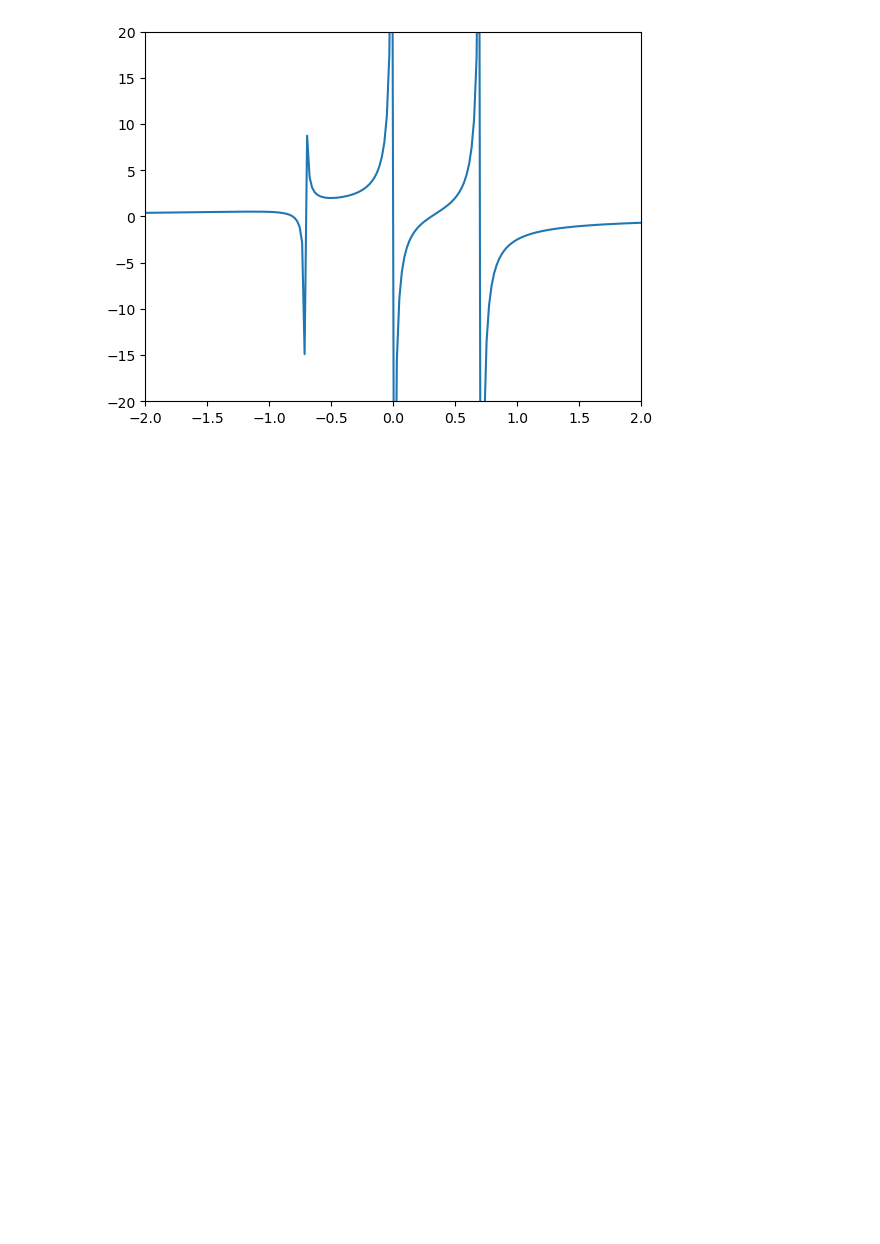
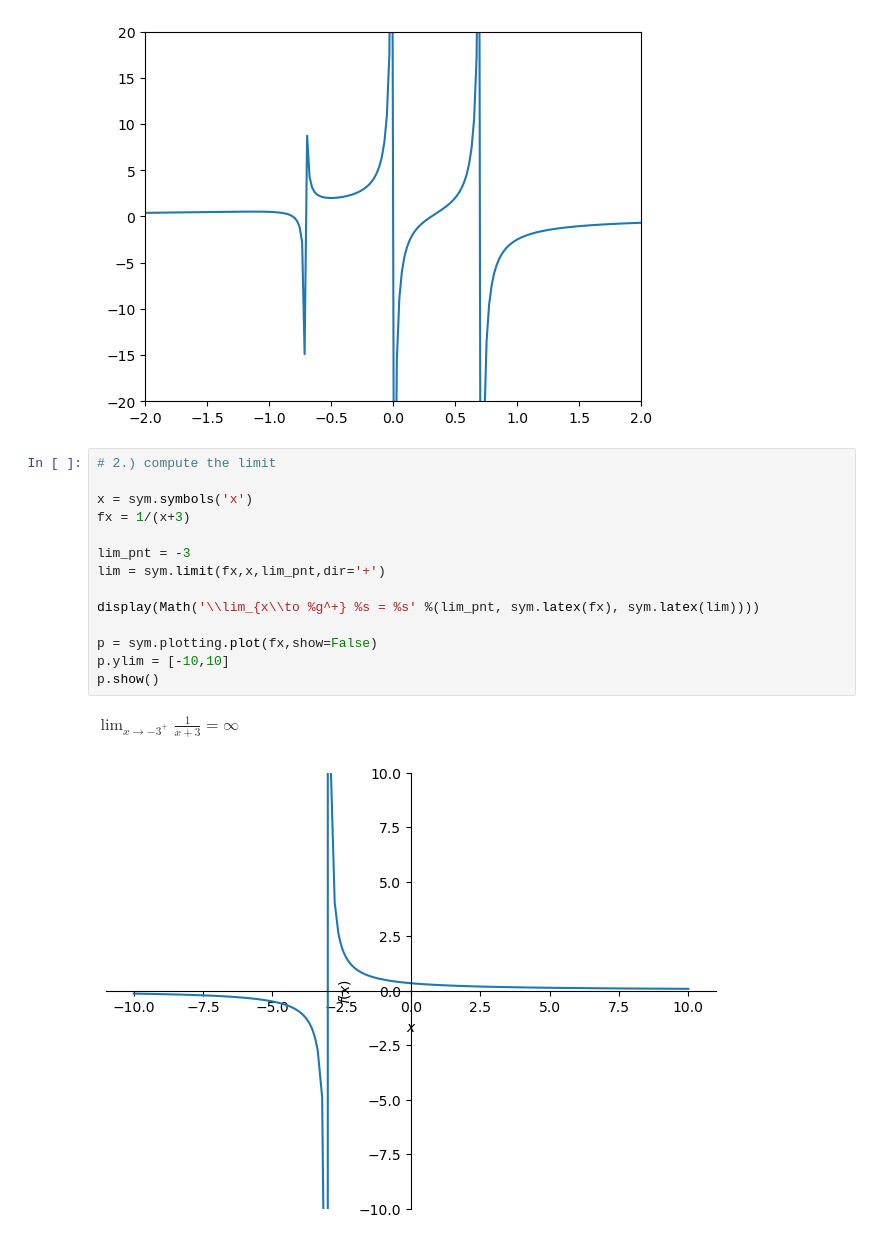
Before and after one commit to Afiq139/Python-Project, a Jupyter notebook: Python_Mathematics/Master_Math_By_Coding_In_Python/11_Calculus/019_Calculus_Bug_Hunt.ipynb, the cells around one changed output. Saved outputs shown, nothing was run; the diff lists cells and outputs as text; blank space fills up the shorter version.

```diff
--- a/Python_Mathematics/Master_Math_By_Coding_In_Python/11_Calculus/019_Calculus_Bug_Hunt.ipynb
+++ b/Python_Mathematics/Master_Math_By_Coding_In_Python/11_Calculus/019_Calculus_Bug_Hunt.ipynb
@@ -20,3 +20,20 @@ plt.xlim(xrange[[0,-1]])
 plt.show()
 # %% [output]
 [figure]
+# %%
+# 2.) compute the limit
+
+x = sym.symbols('x')
+fx = 1/(x+3)
+
+lim_pnt = -3
+lim = sym.limit(fx,x,lim_pnt,dir='+')
+
+display(Math('\\lim_{x\\to %g^+} %s = %s' %(lim_pnt, sym.latex(fx), sym.latex(lim))))
+
+p = sym.plotting.plot(fx,show=False)
+p.ylim = [-10,10]
+p.show()
+# %% [output]
+$\displaystyle \lim_{x\to -3^+} \frac{1}{x + 3} = \infty$
+[figure, added]
```
